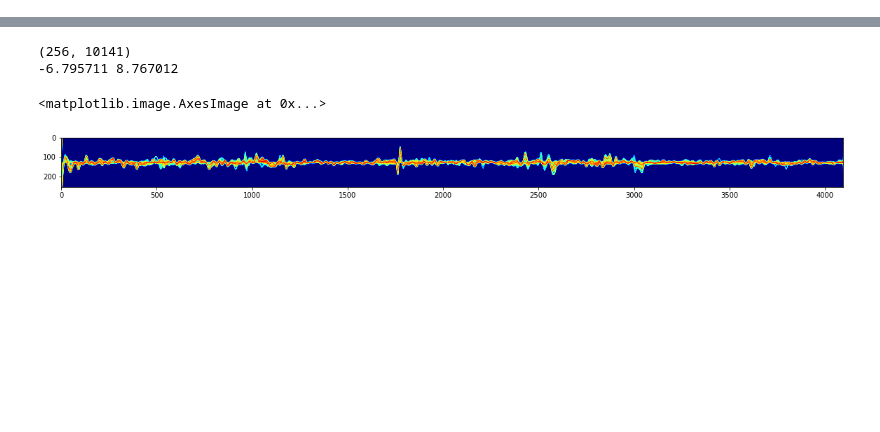
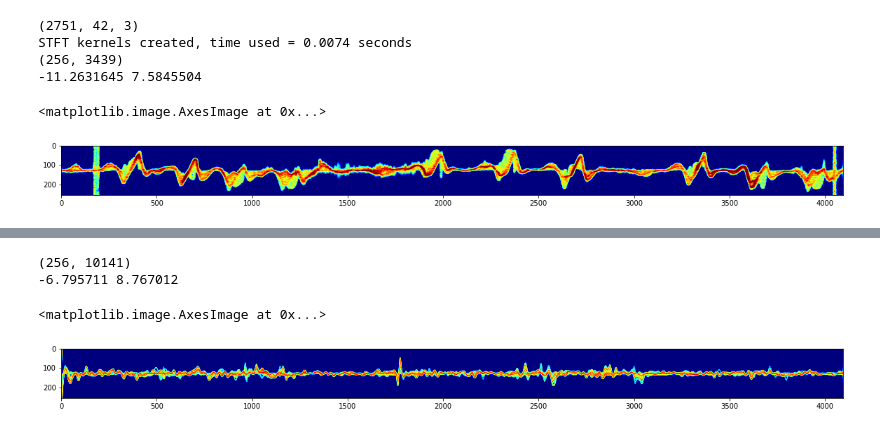
Before and after one commit to itskalvik/skeleton-action-recognition, a Jupyter notebook: virtual_radar_example.ipynb, the cells around one changed output, grey strips where cells are left out. Cells and saved outputs as stored; diff of their text form; code cells hidden in the pictures; blank space fills up the shorter version.

```diff
--- a/virtual_radar_example.ipynb
+++ b/virtual_radar_example.ipynb
@@ -30,6 +30,30 @@ import matplotlib.pyplot as plt
 %matplotlib inline
 plt.rcParams["figure.figsize"] = (20,10)
 plt.rcParams['image.cmap'] = 'jet'
+# %%
+# load cmu mocap example data
+# assuming skeleton edges are (0, 1), (1, 2), ...
+edges = [(i, i+1) for i in range(41)]
+cmu_data = np.load("data/cmu_mocap.npy")*0.001 #convert to meters
+print(cmu_data.shape)
+cmu_data = pad_frames(cmu_data, num_pad_frames=20)
+cmu_data = cmu_data.transpose(2, 0, 1)
+cmu_data = np.expand_dims(cmu_data, axis=[0, -1])
+cmu_data = torch.Tensor(cmu_data)
+
+virtual_radar = VirtualRadar(edges=edges, wavelength=5e-3, device='cpu')
+spectrogram = virtual_radar(cmu_data).data.numpy()[0]
+print(spectrogram.shape)
+spectrogram = resize(spectrogram, (256, 4096))
+print(spectrogram.min(), spectrogram.max())
+plt.imshow(spectrogram, clim=[-2, 5])
+# %% [output]
+(2751, 42, 3)
+STFT kernels created, time used = 0.0074 seconds
+(256, 3439)
+-11.2631645 7.5845504
+<matplotlib.image.AxesImage at 0x...>
+[figure, added]
 # %%
 # load simulated gait data
 edges = [(0, 1), (1, 2), (1, 3), (3, 5), (5, 7), (1, 4), (4, 6), (6, 8), (0, 9),
```
Also changed, not shown: parts of 5 cells of this notebook.
